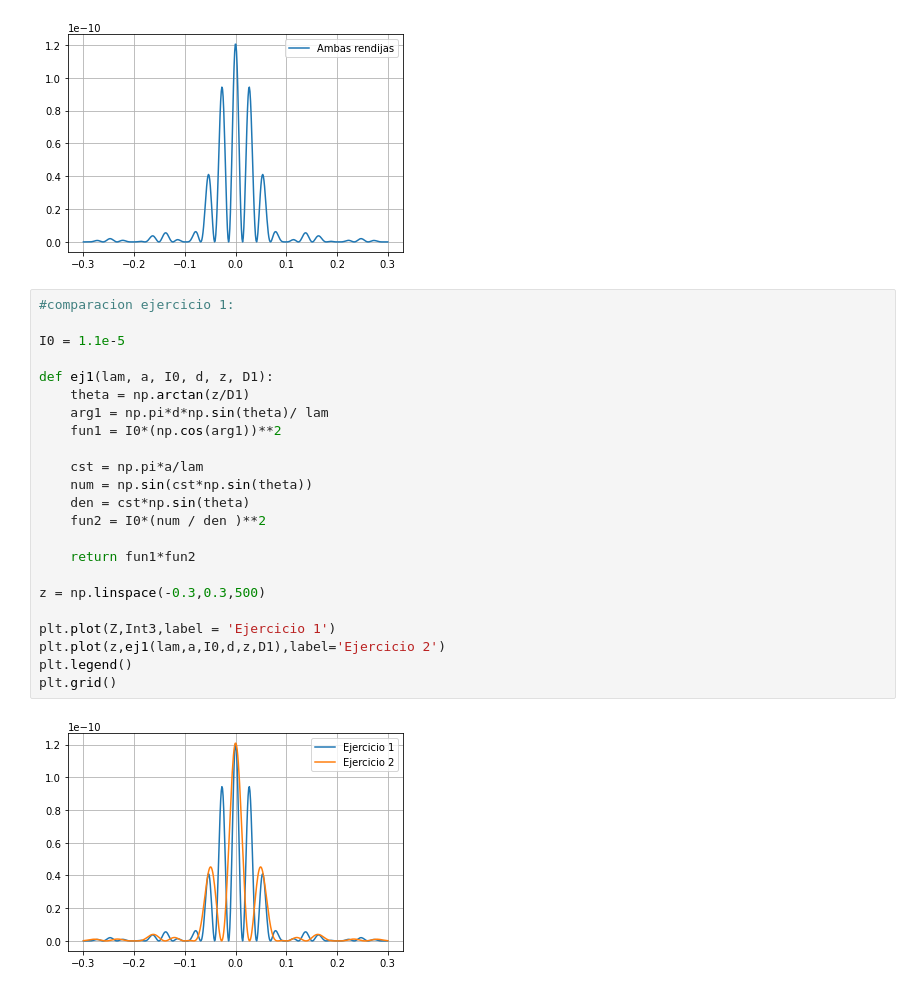
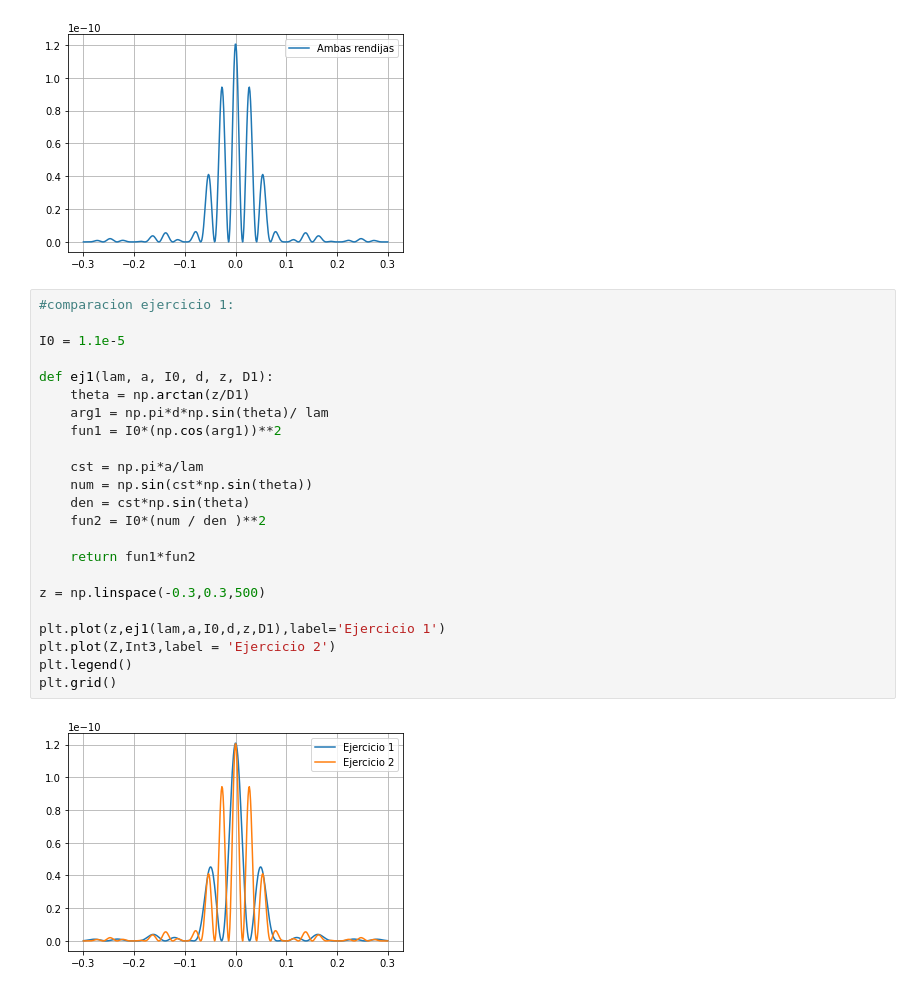
Before and after one commit to AlejandroPuert/LabIntermedio, a Jupyter notebook: IntegralNumerica.ipynb, the cells around one changed output. Cells and saved outputs as stored; diff of their text form.

```diff
--- a/IntegralNumerica.ipynb
+++ b/IntegralNumerica.ipynb
@@ -73,25 +73,25 @@ plt.legend()
 # %%
 #comparacion ejercicio 1:
 
 I0 = 1.1e-5
 
 def ej1(lam, a, I0, d, z, D1):
     theta = np.arctan(z/D1)
     arg1 = np.pi*d*np.sin(theta)/ lam
     fun1 = I0*(np.cos(arg1))**2
 
     cst = np.pi*a/lam
     num = np.sin(cst*np.sin(theta))
     den = cst*np.sin(theta)
     fun2 = I0*(num / den )**2
 
     return fun1*fun2
 
 z = np.linspace(-0.3,0.3,500)
 
-plt.plot(Z,Int3,label = 'Ejercicio 1')
-plt.plot(z,ej1(lam,a,I0,d,z,D1),label='Ejercicio 2')
+plt.plot(z,ej1(lam,a,I0,d,z,D1),label='Ejercicio 1')
+plt.plot(Z,Int3,label = 'Ejercicio 2')
 plt.legend()
 plt.grid()
 # %% [output]
-[figure, old version]
+[figure, new version]
```
